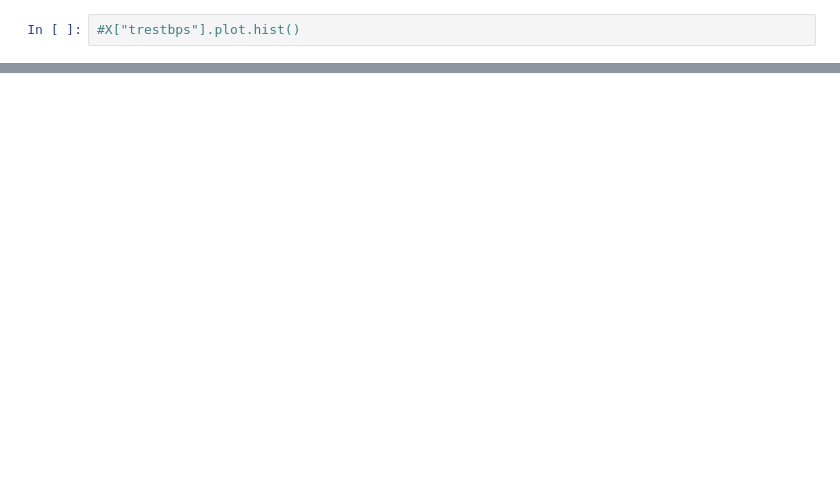
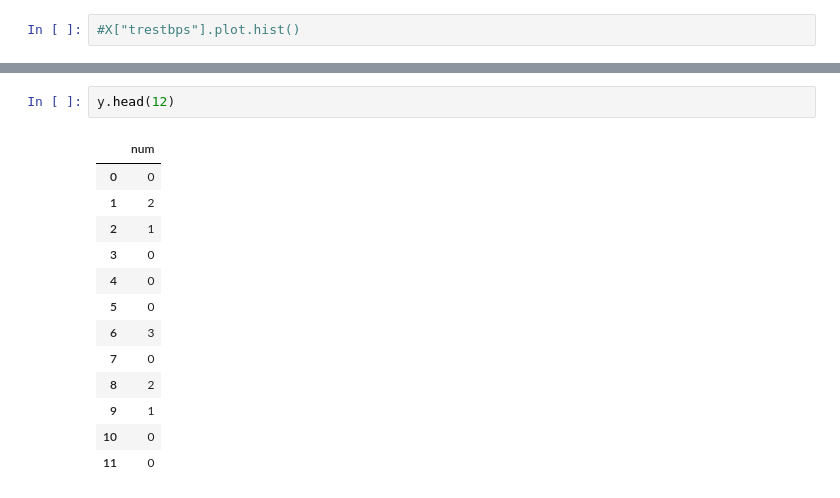
Before and after one commit to tsal4/data2000_labs, a Jupyter notebook: homework/040_linear-models.ipynb, the cells around one changed output, grey strips where cells are left out. Drawn from its saved outputs; the diff is of its cells as text; blank space fills up the shorter version.

```diff
--- a/homework/040_linear-models.ipynb
+++ b/homework/040_linear-models.ipynb
@@ -194,0 +283,16 @@ Name: 1.0, dtype: float64
+# %%
+y.head(12)
+# %% [output]
+|  | num |
+| 0 | 0 |
+| 1 | 2 |
+| 2 | 1 |
+| 3 | 0 |
+| 4 | 0 |
+| 5 | 0 |
+| 6 | 3 |
+| 7 | 0 |
+| 8 | 2 |
+| 9 | 1 |
+| 10 | 0 |
+| 11 | 0 |
```
Also changed, not shown: parts of 20 cells of this notebook.
